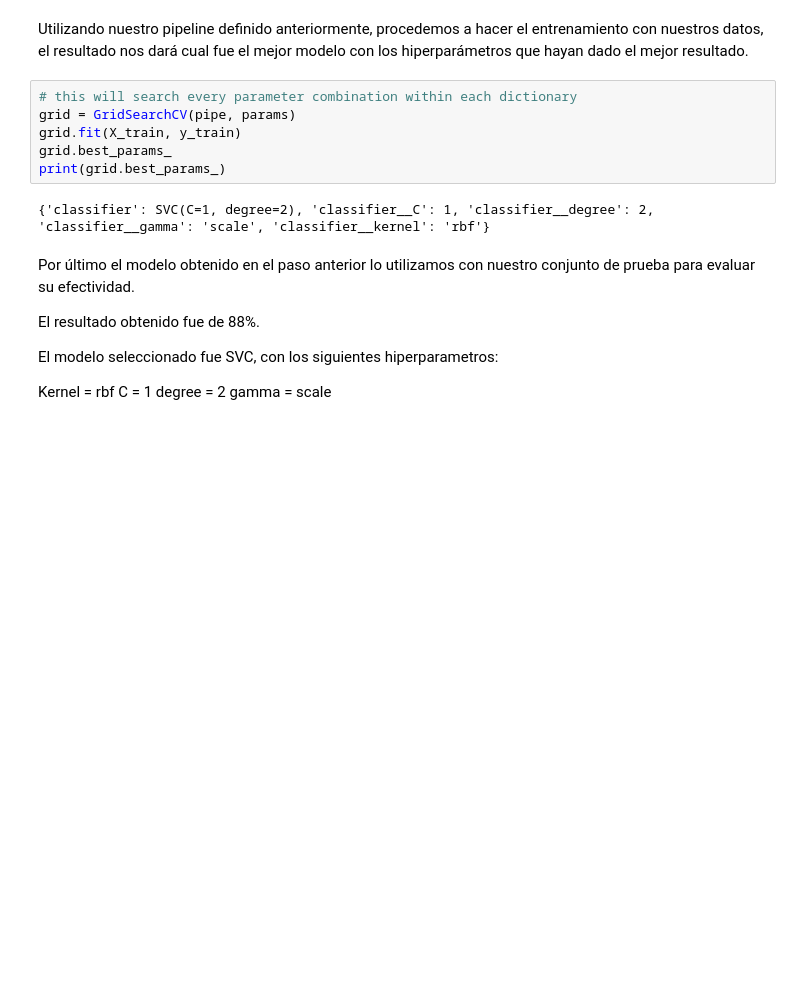
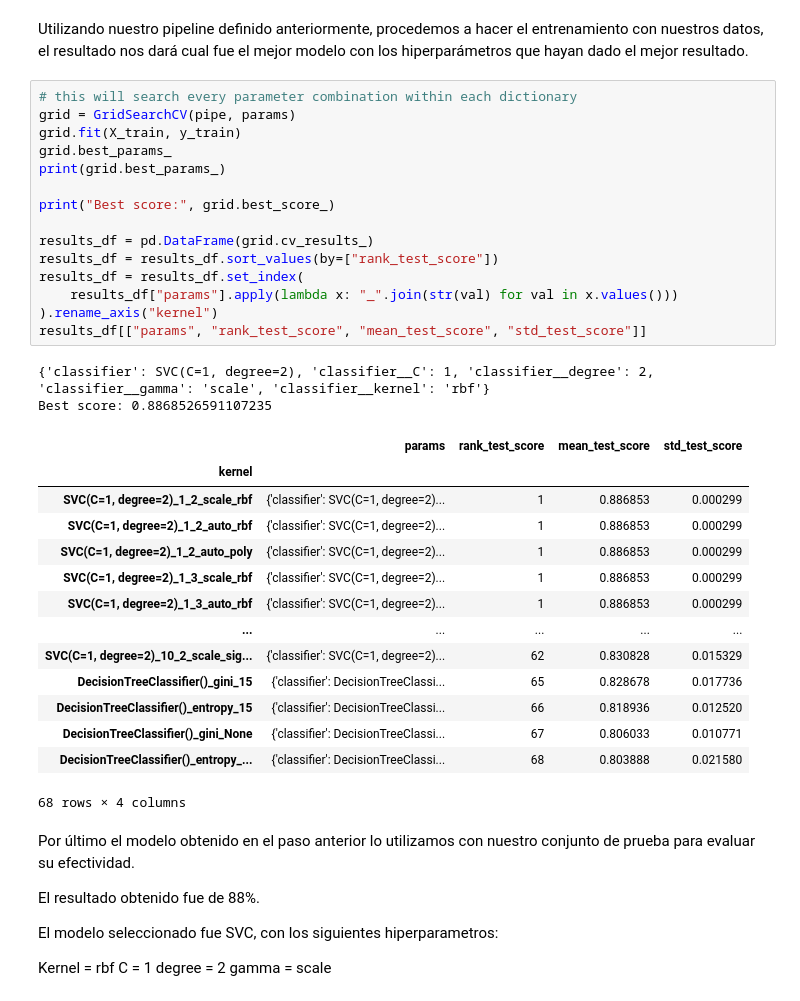
Before and after one commit to AbimaelLopez/Diplomado, a Jupyter notebook: Covid19DatosClasificacionComentado.ipynb, the cells around one changed output. Cells and saved outputs as stored; diff of their text form; blank space fills up the shorter version.

```diff
--- a/Covid19DatosClasificacionComentado.ipynb
+++ b/Covid19DatosClasificacionComentado.ipynb
@@ -642,11 +645,35 @@ Utilizando nuestro pipeline definido anteriormente, procedemos a hacer el entren
 # %%
 # this will search every parameter combination within each dictionary
 grid = GridSearchCV(pipe, params)
 grid.fit(X_train, y_train)
 grid.best_params_
 print(grid.best_params_)
+
+print("Best score:", grid.best_score_)
+
+results_df = pd.DataFrame(grid.cv_results_)
+results_df = results_df.sort_values(by=["rank_test_score"])
+results_df = results_df.set_index(
+    results_df["params"].apply(lambda x: "_".join(str(val) for val in x.values()))
+).rename_axis("kernel")
+results_df[["params", "rank_test_score", "mean_test_score", "std_test_score"]]
 # %% [output]
 {'classifier': SVC(C=1, degree=2), 'classifier__C': 1, 'classifier__degree': 2, 'classifier__gamma': 'scale', 'classifier__kernel': 'rbf'}
+Best score: 0.8868526591107235
+|  | params | rank_test_score | mean_test_score | std_test_score |
+| kernel |  |  |  |  |
+| SVC(C=1, degree=2)_1_2_scale_rbf | {'classifier': SVC(C=1, degree=2)... | 1 | 0.886853 | 0.000299 |
+| SVC(C=1, degree=2)_1_2_auto_rbf | {'classifier': SVC(C=1, degree=2)... | 1 | 0.886853 | 0.000299 |
+| SVC(C=1, degree=2)_1_2_auto_poly | {'classifier': SVC(C=1, degree=2)... | 1 | 0.886853 | 0.000299 |
+| SVC(C=1, degree=2)_1_3_scale_rbf | {'classifier': SVC(C=1, degree=2)... | 1 | 0.886853 | 0.000299 |
+| SVC(C=1, degree=2)_1_3_auto_rbf | {'classifier': SVC(C=1, degree=2)... | 1 | 0.886853 | 0.000299 |
+| ... | ... | ... | ... | ... |
+| SVC(C=1, degree=2)_10_2_scale_sig... | {'classifier': SVC(C=1, degree=2)... | 62 | 0.830828 | 0.015329 |
+| DecisionTreeClassifier()_gini_15 | {'classifier': DecisionTreeClassi... | 65 | 0.828678 | 0.017736 |
+| DecisionTreeClassifier()_entropy_15 | {'classifier': DecisionTreeClassi... | 66 | 0.818936 | 0.012520 |
+| DecisionTreeClassifier()_gini_None | {'classifier': DecisionTreeClassi... | 67 | 0.806033 | 0.010771 |
+| DecisionTreeClassifier()_entropy_... | {'classifier': DecisionTreeClassi... | 68 | 0.803888 | 0.021580 |
+68 rows × 4 columns
 # %% [markdown]
 Por último el modelo obtenido en el paso anterior lo utilizamos  con nuestro conjunto de prueba para evaluar su efectividad.
 
```
Also changed, not shown: parts of 5 cells of this notebook.
